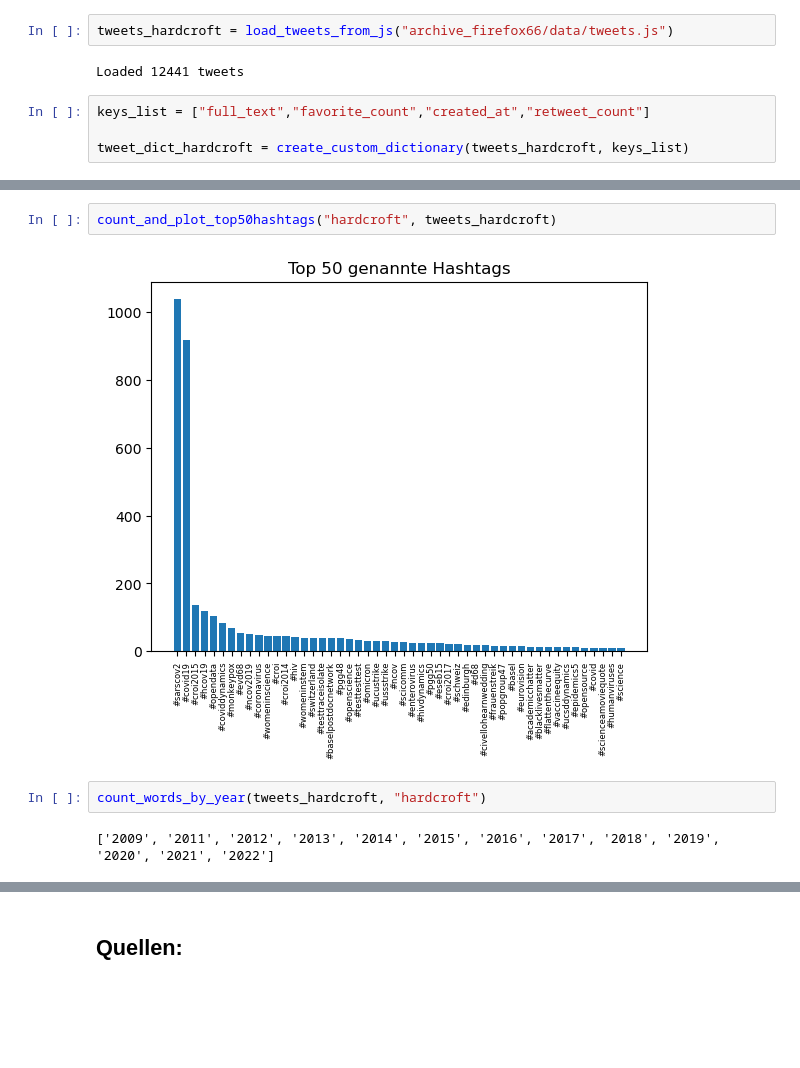
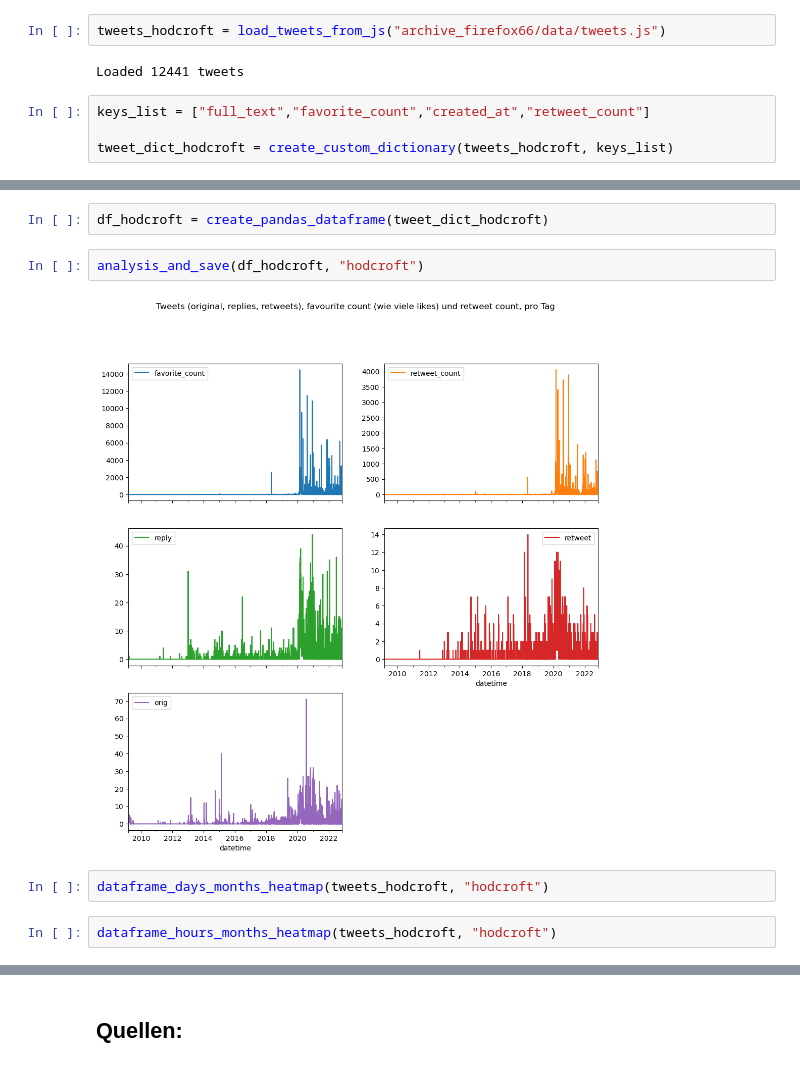
Before and after one commit to ruthf9/DDJ_project_twitter_analysis, a Jupyter notebook: Twitter_Archiv_Analyse.ipynb, the cells around one changed output, grey strips where cells are left out. Cells and saved outputs as stored; diff of their text form; blank space fills up the shorter version.

```diff
--- a/Twitter_Archiv_Analyse.ipynb
+++ b/Twitter_Archiv_Analyse.ipynb
@@ -663,8 +663,8 @@ df_ab2018_words_years_silberschmidt.to_csv("silberschmidt_wörter_pro_jahr.csv")
 # %%
-tweets_hardcroft = load_tweets_from_js("archive_firefox66/data/tweets.js")
+tweets_hodcroft = load_tweets_from_js("archive_firefox66/data/tweets.js")
 # %% [output]
 Loaded 12441 tweets
 # %%
 keys_list = ["full_text","favorite_count","created_at","retweet_count"]
 
-tweet_dict_hardcroft = create_custom_dictionary(tweets_hardcroft, keys_list)
+tweet_dict_hodcroft = create_custom_dictionary(tweets_hodcroft, keys_list)
@@ -687,8 +671,10 @@ count_and_plot_top50users("hardcroft", tweets_hardcroft)
-# %%
-count_and_plot_top50hashtags("hardcroft", tweets_hardcroft)
-# %% [output]
-[figure, removed]
-# %%
-count_words_by_year(tweets_hardcroft, "hardcroft")
-# %% [output]
-['2009', '2011', '2012', '2013', '2014', '2015', '2016', '2017', '2018', '2019', '2020', '2021', '2022']
+# %%
+df_hodcroft = create_pandas_dataframe(tweet_dict_hodcroft)
+# %%
+analysis_and_save(df_hodcroft, "hodcroft")
+# %% [output]
+[figure, added]
+# %%
+dataframe_days_months_heatmap(tweets_hodcroft, "hodcroft")
+# %%
+dataframe_hours_months_heatmap(tweets_hodcroft, "hodcroft")
```
Also changed, not shown: parts of 11 cells of this notebook.
